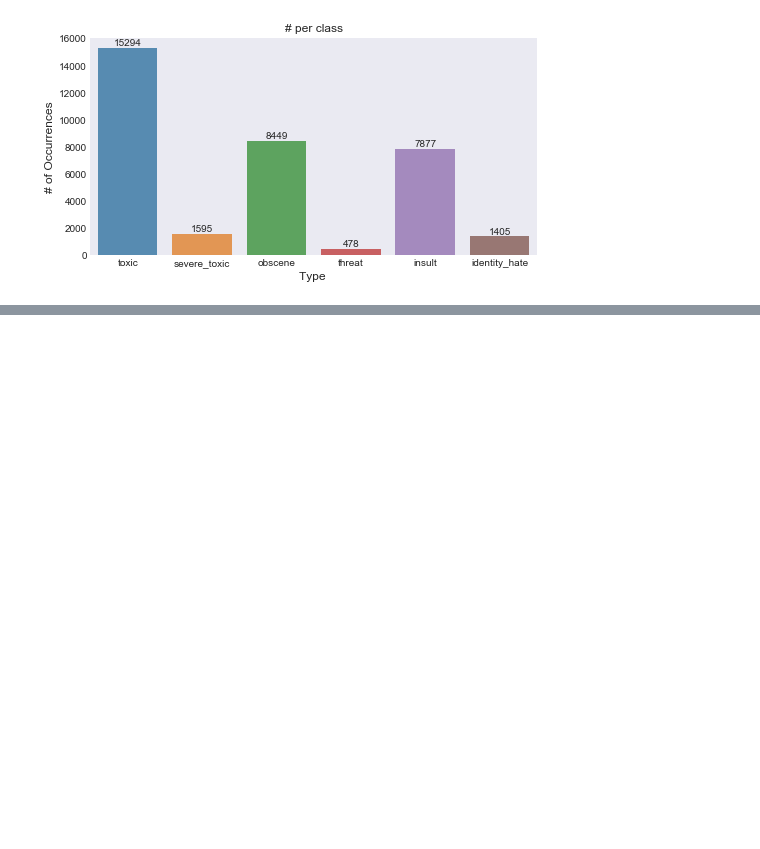
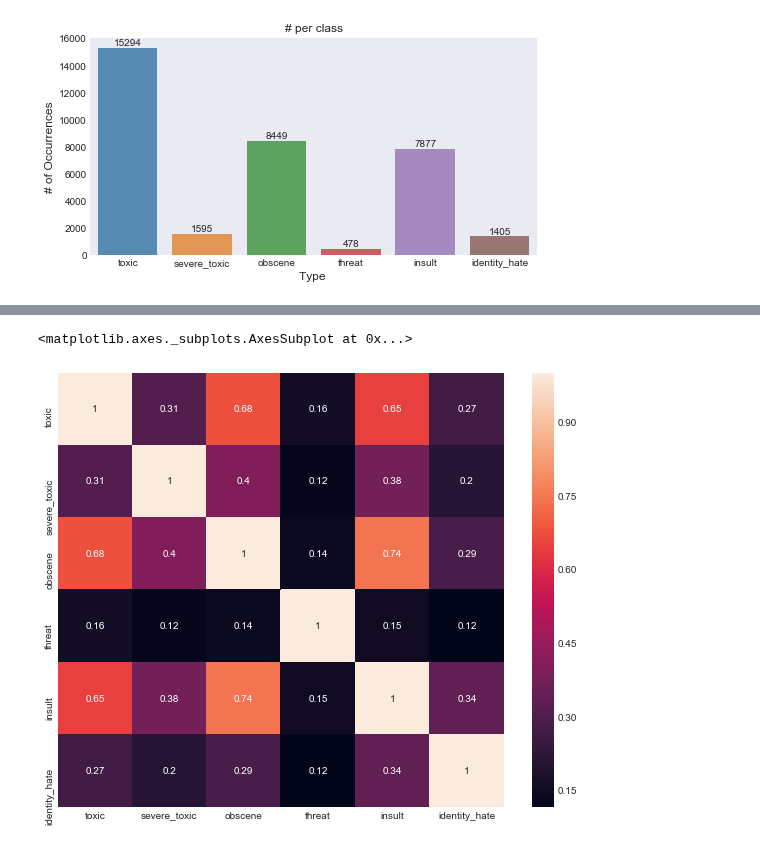
Before and after one commit to corazzon/KaggleStruggle, a Jupyter notebook: jigsaw-toxic-comment-classification-challenge/eda.ipynb, the cells around one changed output, grey strips where cells are left out. Cells and saved outputs as stored; diff of their text form; code cells hidden in the pictures; blank space fills up the shorter version.

```diff
--- a/jigsaw-toxic-comment-classification-challenge/eda.ipynb
+++ b/jigsaw-toxic-comment-classification-challenge/eda.ipynb
@@ -95,0 +113,3 @@ dtype: int64
+# %%
+# row의 각 컬럼을 더한수가 0인 데이터는 clean 컬럼을 만들어 담아준다.
+train['clean'] = (rowsums==0)
@@ -113,0 +175,3 @@ plt.show()
+# %%
+temp_df = train.iloc[:,2:-1]
+temp_df.head()
@@ -113,0 +185,11 @@ plt.show()
+# %%
+# 악성댓글의 각 항목이 얼마나 연관관계가 있는지
+# obscene 와 threat 은 연관관계가 높다. 다음으로 obscene 와 toxic 도 연관관계가 높다
+corr = temp_df.corr()
+plt.figure(figsize = (10,8))
+sns.heatmap(corr,
+            xticklabels=corr.columns.values,
+            yticklabels=corr.columns.values, annot=True)
+# %% [output]
+<matplotlib.axes._subplots.AxesSubplot at 0x...>
+[figure, added]
```
Also changed, not shown: parts of 6 cells of this notebook.
